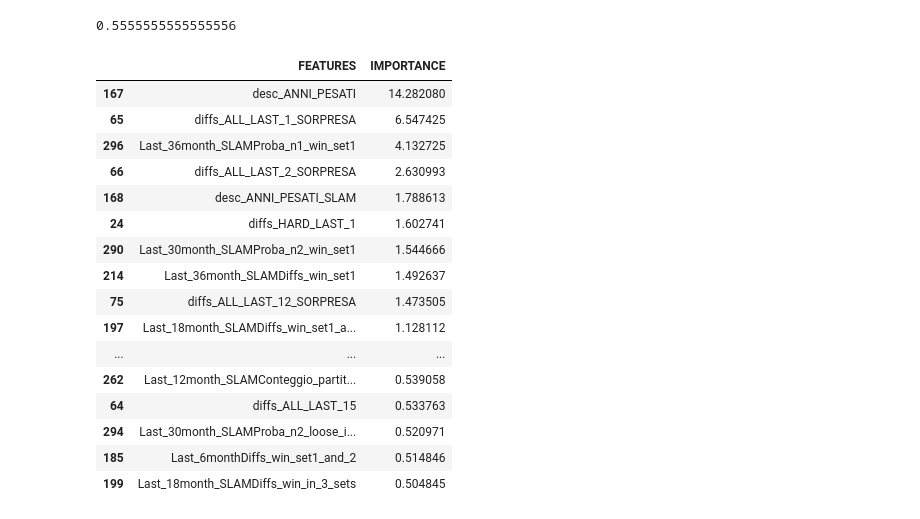
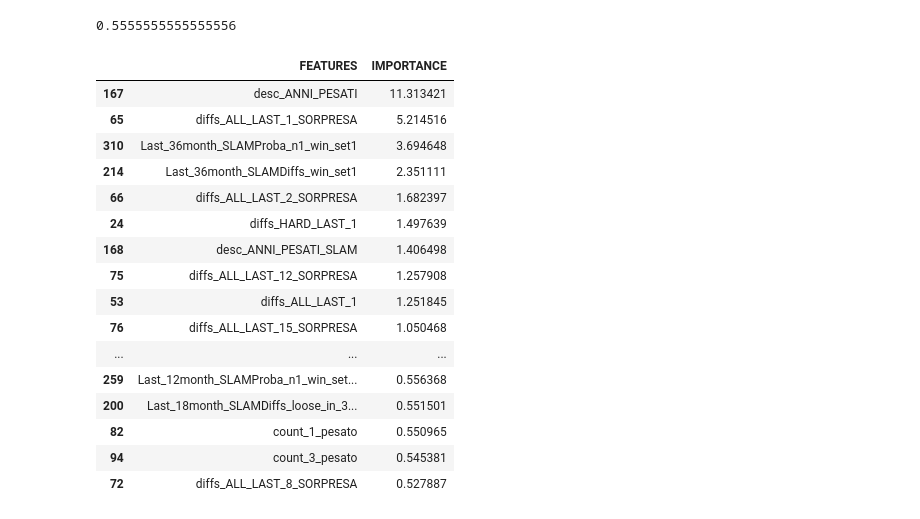
Before and after one commit to tesilogp/Tennis_model_hard_3sets, a Jupyter notebook: Model_building/modello_rdfc_segno12_probas.ipynb, the cells around one changed output. Drawn from its saved outputs; the diff is of its cells as text; code cells hidden in the pictures.

```diff
--- a/Model_building/modello_rdfc_segno12_probas.ipynb
+++ b/Model_building/modello_rdfc_segno12_probas.ipynb
@@ -37,5 +37,5 @@ desc_data
 # %%
-data_predire = 'PARTITE_DA_PREDIRE_costruzione/descrittore_finale_games_PREDICT.xlsx'
+data_predire = 'descrittore_finale_games_PREDICT.xlsx'
 data_predire_read = pd.read_excel( data_predire )
 data_predire_data = pd.DataFrame( data_predire_read )
 partite_nuove = data_predire_data.iloc[:,1]
@@ -244,6 +244,13 @@ print( SEGNO_MOD )
 # %%
 xtr, xte, ytr, yte = train_test_split( desc_data_12, SEGNO_MOD, test_size=0.30,
                                       random_state=1, shuffle=True, stratify=SEGNO_MOD  )
+
+xtr_name = xtr.iloc[:,0]
+xtr = xtr.iloc[:,1:]
+
+xte_name = xte.iloc[:,0]
+xte = xte.iloc[:,1:]
+
 print( np.shape( xtr ) )
 print( len( ytr ) )
 ytr_series = pd.Series( ytr )
@@ -303 +310,16 @@ Te:  70.27981526759032
  [ 542 1299]]
+# %%
+Percentages_Te_1 = []
+Percentages_Te_2 = []
+for idx,v in enumerate ( probas_Te ):
+    Percentages_Te_1.append( v[1] )
+    Percentages_Te_2.append( v[0] )
+
+
+data_probas_FIN = pd.DataFrame()
+data_probas_FIN['PARTITA'] = xte_name
+data_probas_FIN['TRUE'] = yte
+data_probas_FIN['PRED'] = Y_Te_rdfc
+data_probas_FIN['PERC_1'] = Percentages_Te_1
+data_probas_FIN['PERC_2'] = Percentages_Te_2
+data_probas_FIN
@@ -315,24 +512,14 @@ for idx,v in enumerate ( predizioni_probas_nuove ):
 #for idx,v in enumerate ( partite_nuove ):
 #   print( v, predizioni_partite_nuove[idx], predizioni_probas_nuove[idx] )
 
-risultati_veri = [ "NaN","NaN","NaN","NaN","NaN","NaN","NaN","NaN",
-                   "NaN","NaN","NaN","NaN","NaN","NaN","NaN","NaN",
-                   "NaN","NaN","NaN","NaN","NaN","NaN","NaN","NaN",
-                   "NaN","NaN","NaN","NaN" ]
+
 
 frm_nuove = pd.DataFrame()
 frm_nuove['PARTITE'] = partite_nuove
 frm_nuove['SEGNO_PREDETTO'] = predizioni_partite_nuove
 frm_nuove['P1'] = P1
 frm_nuove['P2'] = P2
-frm_nuove['true_res'] = risultati_veri
 
-conto = 0
-for idx,v in enumerate ( frm_nuove.SEGNO_PREDETTO ):
-    if v==frm_nuove.true_res[idx]:
-        conto = conto+1
-perc_prese = ( conto/len( frm_nuove.SEGNO_PREDETTO ) )*100
-print("Percentuale prese: ", perc_prese)
 
 frm_nuove
 #print( predizioni_probas_nuove )
@@ -365,35 +551,35 @@ frm_nuove.to_excel("DATAFRAME_WASHINGTON_results.xlsx")
 # %%
 importanza_feature = list( rdfc.feature_importances_ )
 
 importanza_feature_perc = []
 for v in importanza_feature:
     importanza_feature_perc.append( v*100 )
 
 lista_feature = list( desc_data_12.columns )
 FEATURE_IMPORTANCE_data = pd.DataFrame()
-FEATURE_IMPORTANCE_data['FEATURES'] = lista_feature
+FEATURE_IMPORTANCE_data['FEATURES'] = list( xtr.columns )
 FEATURE_IMPORTANCE_data['IMPORTANCE'] = importanza_feature_perc
 FEATURE_IMPORTANCE_data.sort_values( by='IMPORTANCE', inplace=True, ascending=False )
 FEATURE_IMPORTANCE_data = FEATURE_IMPORTANCE_data.loc [ FEATURE_IMPORTANCE_data.IMPORTANCE>0.5 ]
 FEATURE_IMPORTANCE_data
 # %% [output]
 |  | FEATURES | IMPORTANCE |
-| 167 | desc_ANNI_PESATI | 14.282080 |
-| 65 | diffs_ALL_LAST_1_SORPRESA | 6.547425 |
-| 296 | Last_36month_SLAMProba_n1_win_set1 | 4.132725 |
-| 66 | diffs_ALL_LAST_2_SORPRESA | 2.630993 |
-| 168 | desc_ANNI_PESATI_SLAM | 1.788613 |
-| 24 | diffs_HARD_LAST_1 | 1.602741 |
-| 290 | Last_30month_SLAMProba_n2_win_set1 | 1.544666 |
-| 214 | Last_36month_SLAMDiffs_win_set1 | 1.492637 |
-| 75 | diffs_ALL_LAST_12_SORPRESA | 1.473505 |
-| 197 | Last_18month_SLAMDiffs_win_set1_a... | 1.128112 |
+| 167 | desc_ANNI_PESATI | 11.313421 |
+| 65 | diffs_ALL_LAST_1_SORPRESA | 5.214516 |
+| 310 | Last_36month_SLAMProba_n1_win_set1 | 3.694648 |
+| 214 | Last_36month_SLAMDiffs_win_set1 | 2.351111 |
+| 66 | diffs_ALL_LAST_2_SORPRESA | 1.682397 |
+| 24 | diffs_HARD_LAST_1 | 1.497639 |
+| 168 | desc_ANNI_PESATI_SLAM | 1.406498 |
+| 75 | diffs_ALL_LAST_12_SORPRESA | 1.257908 |
+| 53 | diffs_ALL_LAST_1 | 1.251845 |
+| 76 | diffs_ALL_LAST_15_SORPRESA | 1.050468 |
 | ... | ... | ... |
-| 262 | Last_12month_SLAMConteggio_partit... | 0.539058 |
-| 64 | diffs_ALL_LAST_15 | 0.533763 |
-| 294 | Last_30month_SLAMProba_n2_loose_i... | 0.520971 |
-| 185 | Last_6monthDiffs_win_set1_and_2 | 0.514846 |
-| 199 | Last_18month_SLAMDiffs_win_in_3_sets | 0.504845 |
+| 259 | Last_12month_SLAMProba_n1_win_set... | 0.556368 |
+| 200 | Last_18month_SLAMDiffs_loose_in_3... | 0.551501 |
+| 82 | count_1_pesato | 0.550965 |
+| 94 | count_3_pesato | 0.545381 |
+| 72 | diffs_ALL_LAST_8_SORPRESA | 0.527887 |
 # %%
 from sklearn.cluster import KMeans
 import matplotlib.pyplot as plt
```
Also changed, not shown: parts of 44 cells of this notebook, 1 other file.
